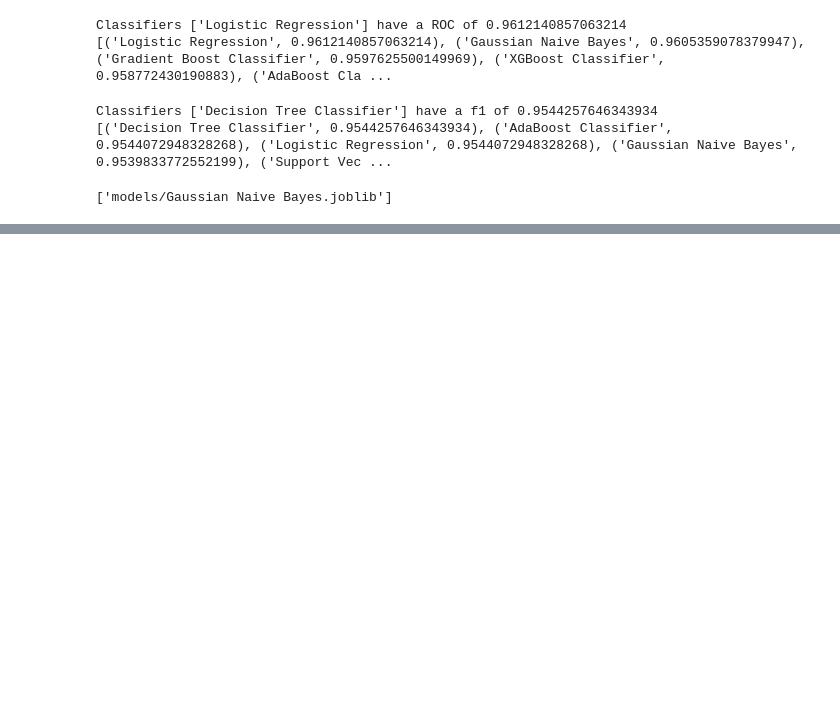
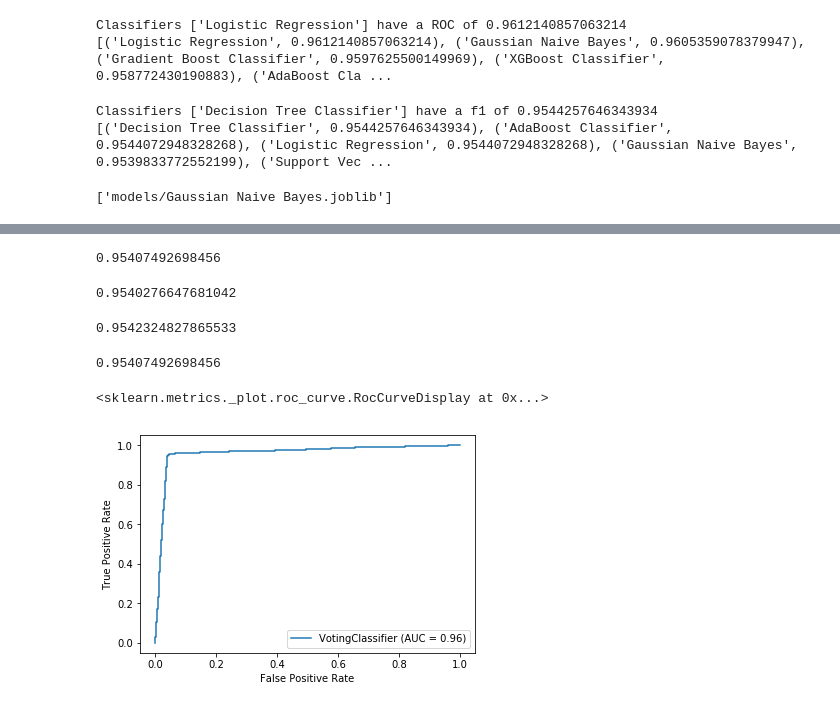
Before and after one commit to Raijeku/PI2, a Jupyter notebook: model_selection.ipynb, the cells around one changed output, grey strips where cells are left out. Drawn from its saved outputs; the diff is of its cells as text; code cells hidden in the pictures; blank space fills up the shorter version.

Commit message:
Voting classifier the best

```diff
--- a/model_selection.ipynb
+++ b/model_selection.ipynb
@@ -105,7 +105,7 @@ print('Score for Random Forest Classifier is:',rfc.score(X_test,y_test))
 mglearn.plots.plot_2d_separator(rfc,X_train,fill=True,alpha=.4,ax=axs[2, 0])
 mglearn.discrete_scatter(X_train[:,0],X_train[:,1],y_train,ax=axs[2, 0])
 
-svc = SVC(C=0.58, kernel='rbf')
+svc = SVC(C=0.58, kernel='rbf',probability=True)
 svc.fit(X_train, y_train)
 print('Score for Support Vector Classifier is:',svc.score(X_test,y_test))
 mglearn.plots.plot_2d_separator(svc,X_train,fill=True,alpha=.4,ax=axs[2, 1])
@@ -243,0 +253,5 @@ eclf_final=eclf1.predict(X_test)
+# %%
+from sklearn.metrics import roc_auc_score
+roc_auc_score(y_test,eclf1.predict(X_test))
+# %% [output]
+0.95407492698456
@@ -243,0 +260,20 @@ eclf_final=eclf1.predict(X_test)
+# %%
+eclf1 = VotingClassifier(estimators=[('abc', abc), ('rf', dtc), ('gbc', gbc),('lr',lr),('rfc',rfc),('svc',svc),('xgboost',xgboost),('gnb',gnb)], voting='soft')
+eclf1 = eclf1.fit(X_train, y_train)
+eclf_final=eclf1.predict(X_test)
+eclf1.score(X_test,y_test)
+# %% [output]
+0.9540276647681042
+# %%
+f1_score(y_test,eclf1.predict(X_test))
+# %% [output]
+0.9542324827865533
+# %%
+roc_auc_score(y_test,eclf1.predict(X_test))
+# %% [output]
+0.95407492698456
+# %%
+plot_roc_curve(eclf1, X_test, y_test)
+# %% [output]
+<sklearn.metrics._plot.roc_curve.RocCurveDisplay at 0x...>
+[figure, added]
```
Also changed, not shown: parts of 3 cells of this notebook.
